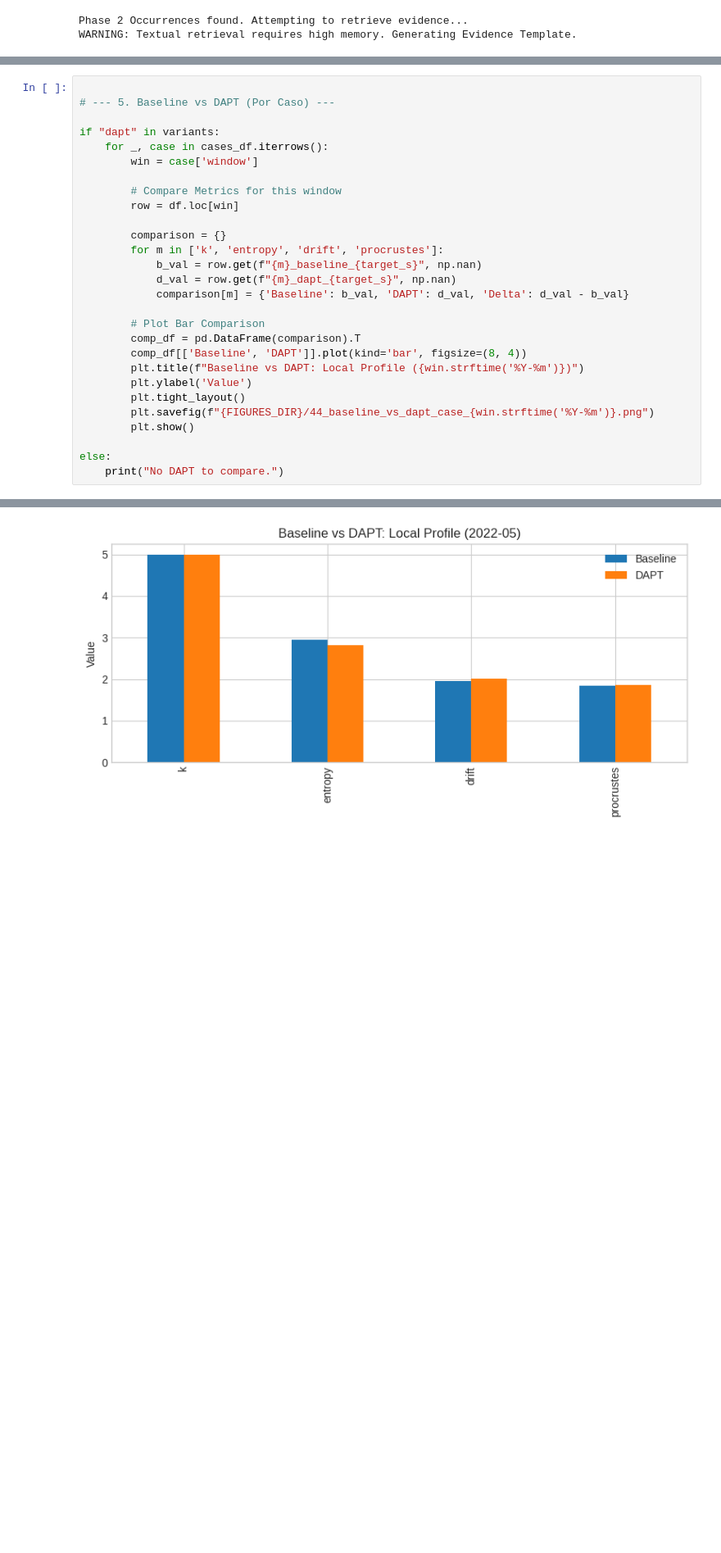
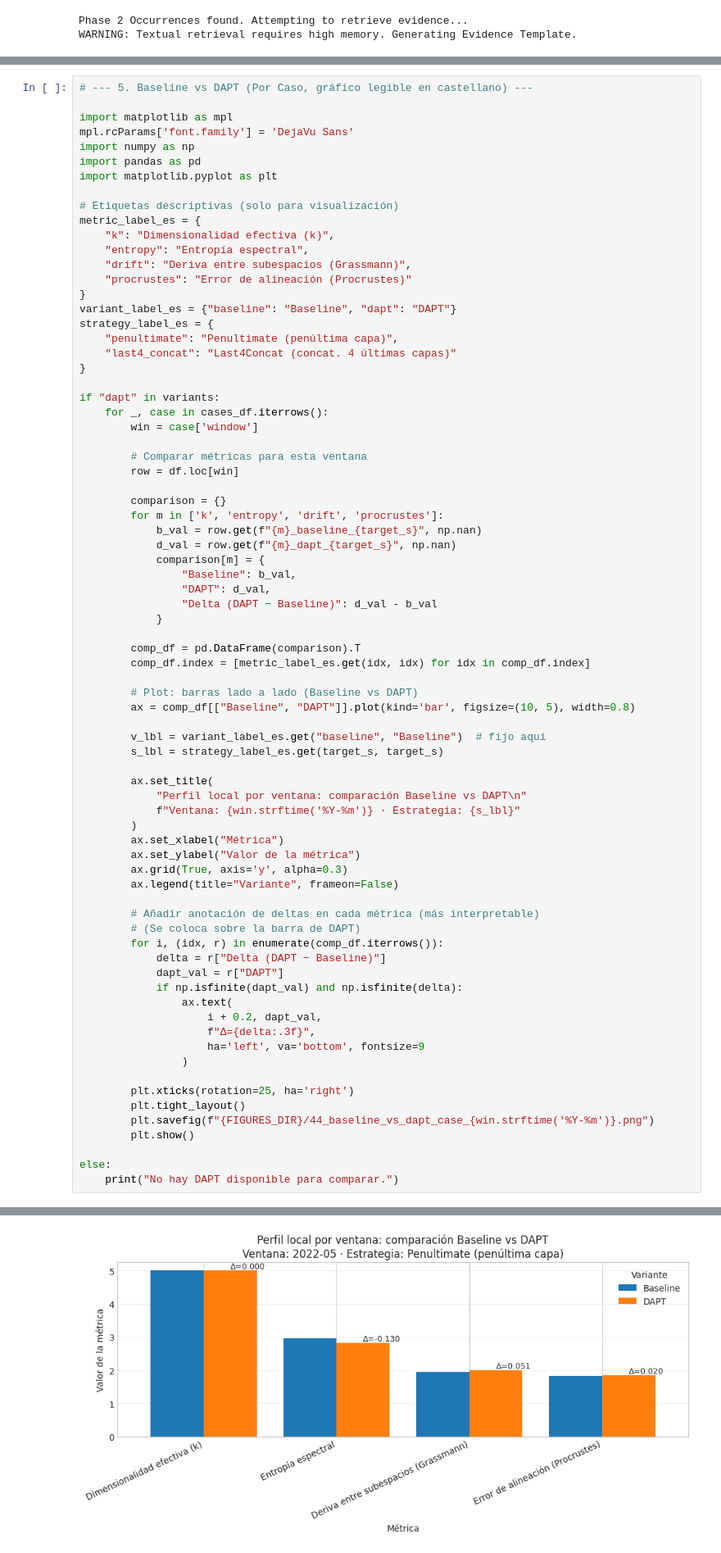
Before and after one commit to alejandrommingo/LISBETH, a Jupyter notebook: academic/methodological_report/phase4_4_4_interpretacion_eda.ipynb, the cells around one changed output, grey strips where cells are left out. Shown at 82% size. Cells and saved outputs as stored; diff of their text form; blank space fills up the shorter version.

```diff
--- a/academic/methodological_report/phase4_4_4_interpretacion_eda.ipynb
+++ b/academic/methodological_report/phase4_4_4_interpretacion_eda.ipynb
@@ -255,29 +370,77 @@ display(hyp_df)
 # %%
+# --- 5. Baseline vs DAPT (Por Caso, gráfico legible en castellano) ---
 
-# --- 5. Baseline vs DAPT (Por Caso) ---
+import matplotlib as mpl
+mpl.rcParams['font.family'] = 'DejaVu Sans'
+import numpy as np
+import pandas as pd
+import matplotlib.pyplot as plt
+
+# Etiquetas descriptivas (solo para visualización)
+metric_label_es = {
+    "k": "Dimensionalidad efectiva (k)",
+    "entropy": "Entropía espectral",
+    "drift": "Deriva entre subespacios (Grassmann)",
+    "procrustes": "Error de alineación (Procrustes)"
+}
+variant_label_es = {"baseline": "Baseline", "dapt": "DAPT"}
+strategy_label_es = {
+    "penultimate": "Penultimate (penúltima capa)",
+    "last4_concat": "Last4Concat (concat. 4 últimas capas)"
+}
 
 if "dapt" in variants:
     for _, case in cases_df.iterrows():
         win = case['window']
 
-        # Compare Metrics for this window
+        # Comparar métricas para esta ventana
         row = df.loc[win]
 
         comparison = {}
         for m in ['k', 'entropy', 'drift', 'procrustes']:
             b_val = row.get(f"{m}_baseline_{target_s}", np.nan)
             d_val = row.get(f"{m}_dapt_{target_s}", np.nan)
-            comparison[m] = {'Baseline': b_val, 'DAPT': d_val, 'Delta': d_val - b_val}
+            comparison[m] = {
+                "Baseline": b_val,
+                "DAPT": d_val,
+                "Delta (DAPT − Baseline)": d_val - b_val
+            }
 
-        # Plot Bar Comparison
         comp_df = pd.DataFrame(comparison).T
-        comp_df[['Baseline', 'DAPT']].plot(kind='bar', figsize=(8, 4))
-        plt.title(f"Baseline vs DAPT: Local Profile ({win.strftime('%Y-%m')})")
-        plt.ylabel('Value')
+        comp_df.index = [metric_label_es.get(idx, idx) for idx in comp_df.index]
+
+        # Plot: barras lado a lado (Baseline vs DAPT)
+        ax = comp_df[["Baseline", "DAPT"]].plot(kind='bar', figsize=(10, 5), width=0.8)
+
+        v_lbl = variant_label_es.get("baseline", "Baseline")  # fijo aquí
+        s_lbl = strategy_label_es.get(target_s, target_s)
+
+        ax.set_title(
+            "Perfil local por ventana: comparación Baseline vs DAPT\n"
+            f"Ventana: {win.strftime('%Y-%m')} · Estrategia: {s_lbl}"
+        )
+        ax.set_xlabel("Métrica")
+        ax.set_ylabel("Valor de la métrica")
+        ax.grid(True, axis='y', alpha=0.3)
+        ax.legend(title="Variante", frameon=False)
+
+        # Añadir anotación de deltas en cada métrica (más interpretable)
+        # (Se coloca sobre la barra de DAPT)
+        for i, (idx, r) in enumerate(comp_df.iterrows()):
+            delta = r["Delta (DAPT − Baseline)"]
+            dapt_val = r["DAPT"]
+            if np.isfinite(dapt_val) and np.isfinite(delta):
+                ax.text(
+                    i + 0.2, dapt_val,
+                    f"Δ={delta:.3f}",
+                    ha='left', va='bottom', fontsize=9
+                )
+
+        plt.xticks(rotation=25, ha='right')
         plt.tight_layout()
         plt.savefig(f"{FIGURES_DIR}/44_baseline_vs_dapt_case_{win.strftime('%Y-%m')}.png")
         plt.show()
 
 else:
-    print("No DAPT to compare.")
+    print("No hay DAPT disponible para comparar.")
 # %% [output]
@@ -285 +448 @@ else:
-[figure, old version]
+[figure, new version]
```
Also changed, not shown: parts of 3 cells of this notebook, 13 other files.
